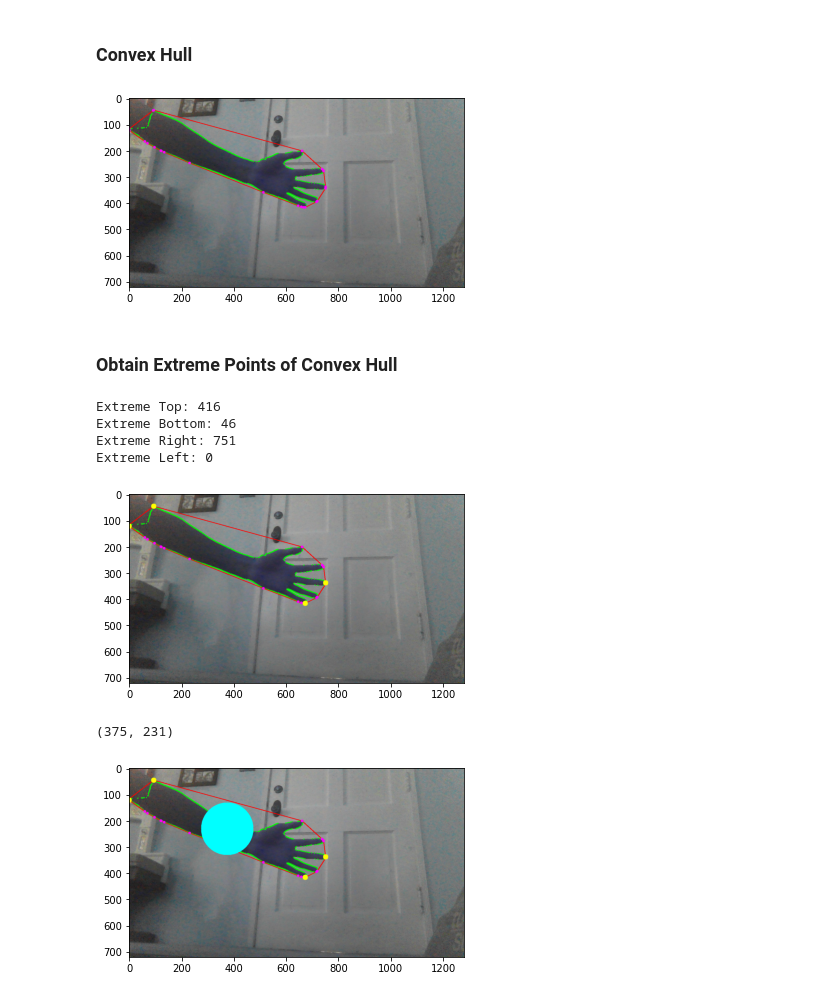
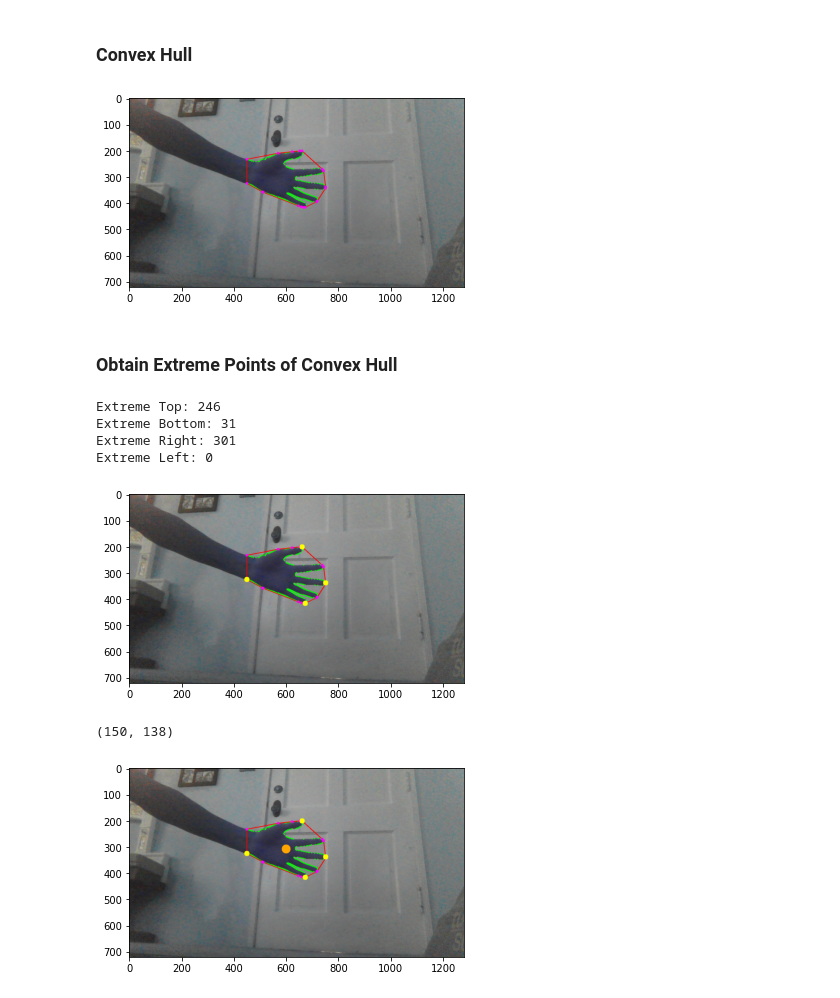
Before and after one commit to roostingcat/gesture_recog, a Jupyter notebook: dummy.ipynb, the cells around one changed output. Saved outputs shown, nothing was run; the diff lists cells and outputs as text; code cells hidden in the pictures.

```diff
--- a/dummy.ipynb
+++ b/dummy.ipynb
@@ -80,0 +83,6 @@ plt.show()
+# %%
+top, bottom, left, right = 170, 450, 450, 780
+roi = threshold[top:bottom, left:right]
+plt.imshow(roi, cmap='gray')
+plt.show()
+#cv2.rectangle(clone, (left, top), (right, bottom), (0,255,0), 2)
@@ -81,9 +91,11 @@ plt.show()
 # %% [markdown]
 ### Contour
+# %%
+shift = np.array([450,170], ndmin=3)
 # %%
 # find contours from our threshold image
 # contours is a list of contours, but we don't want all the contours, we just want the biggest because we assume that's the hand.
-contours, hierarchy = cv2.findContours(threshold, cv2.RETR_EXTERNAL, cv2.CHAIN_APPROX_SIMPLE) # returns the tuple (contours, hierarchy)
+contours, hierarchy = cv2.findContours(roi, cv2.RETR_EXTERNAL, cv2.CHAIN_APPROX_SIMPLE) # returns the tuple (contours, hierarchy)
 
 # retrieves largest contour from contours
 biggest_contour = max(contours, key=cv2.contourArea)
@@ -96,7 +108,7 @@ plt.show()
 
 # draw the biggest contour
 f_cpy = foreground.copy()
-cv2.drawContours(f_cpy, biggest_contour, -1, (0,255,0), 4)  # we draw the contours on a copy of the foreground image
+cv2.drawContours(f_cpy, biggest_contour+np.array([450,170], ndmin=3) , -1, (0,255,0), 4)  # we draw the contours on a copy of the foreground image
 plt.imshow(f_cpy)
 plt.show()
 # %% [output]
@@ -106,13 +118,13 @@ plt.show()
 ### Convex Hull
 # %%
 convex_hull = cv2.convexHull(biggest_contour, False)
-cv2.drawContours(f_cpy, biggest_contour, -1, (0,255,0), 4) # use old image
-cv2.drawContours(f_cpy, [convex_hull], -1, (255,0,0), 2) # put convex_hull into a list in order to draw convex hull
-cv2.drawContours(f_cpy, convex_hull, -1, (255,0,255), 10) # if not in list, gives points that define convex hull
+# use old image
+cv2.drawContours(f_cpy, [convex_hull+np.array([450,170], ndmin=3)], -1, (255,0,0), 2) # put convex_hull into a list in order to draw convex hull
+cv2.drawContours(f_cpy, convex_hull+np.array([450,170], ndmin=3), -1, (255,0,255), 10) # if not in list, gives points that define convex hull
 plt.imshow(f_cpy)
 plt.show()
 # %% [output]
-[figure, old version]
+[figure, new version]
 # %% [markdown]
 ### Obtain Extreme Points of Convex Hull
 # %%
@@ -129,9 +141,9 @@ print("Extreme Bottom:",extreme_bottom)
 print("Extreme Right:", extreme_right)
 print("Extreme Left:",extreme_left)
 # %% [output]
-Extreme Top: 416
-Extreme Bottom: 46
-Extreme Right: 751
+Extreme Top: 246
+Extreme Bottom: 31
+Extreme Right: 301
 Extreme Left: 0
 # %%
 extreme_index = []
@@ -140,22 +152,21 @@ for k in [0,1]:
     extreme_index.append(convex_hull[:,:,k].argmin())
 
 for i in extreme_index:
-    cv2.drawContours(f_cpy, convex_hull, i, (255,255,0), 20) # no copy, add onto previous image
+    cv2.drawContours(f_cpy, convex_hull+shift, i, (255,255,0), 20) # no copy, add onto previous image
 
 plt.imshow(f_cpy)
 plt.show()
 # %% [output]
-[figure, old version]
+[figure, new version]
 # %%
 cX = int((extreme_left + extreme_right) / 2)
 cY = int((extreme_top + extreme_bottom) / 2)
+cX,cY
+# %% [output]
+(150, 138)
-# %%
-cX,cY
-# %% [output]
-(375, 231)
 # %%
-cv2.circle(f_cpy, (cX,cY), radius=100, color=(255, 165, 255), thickness=-1)
+cv2.circle(f_cpy, (cX+shift[:,:,0], cY+shift[:,:,1]), radius=17, color=(255, 165, 0), thickness=-1)
 plt.imshow(f_cpy)
 plt.show()
 # %% [output]
-[figure, old version]
+[figure, new version]
```
Also changed, not shown: parts of 3 cells of this notebook.
